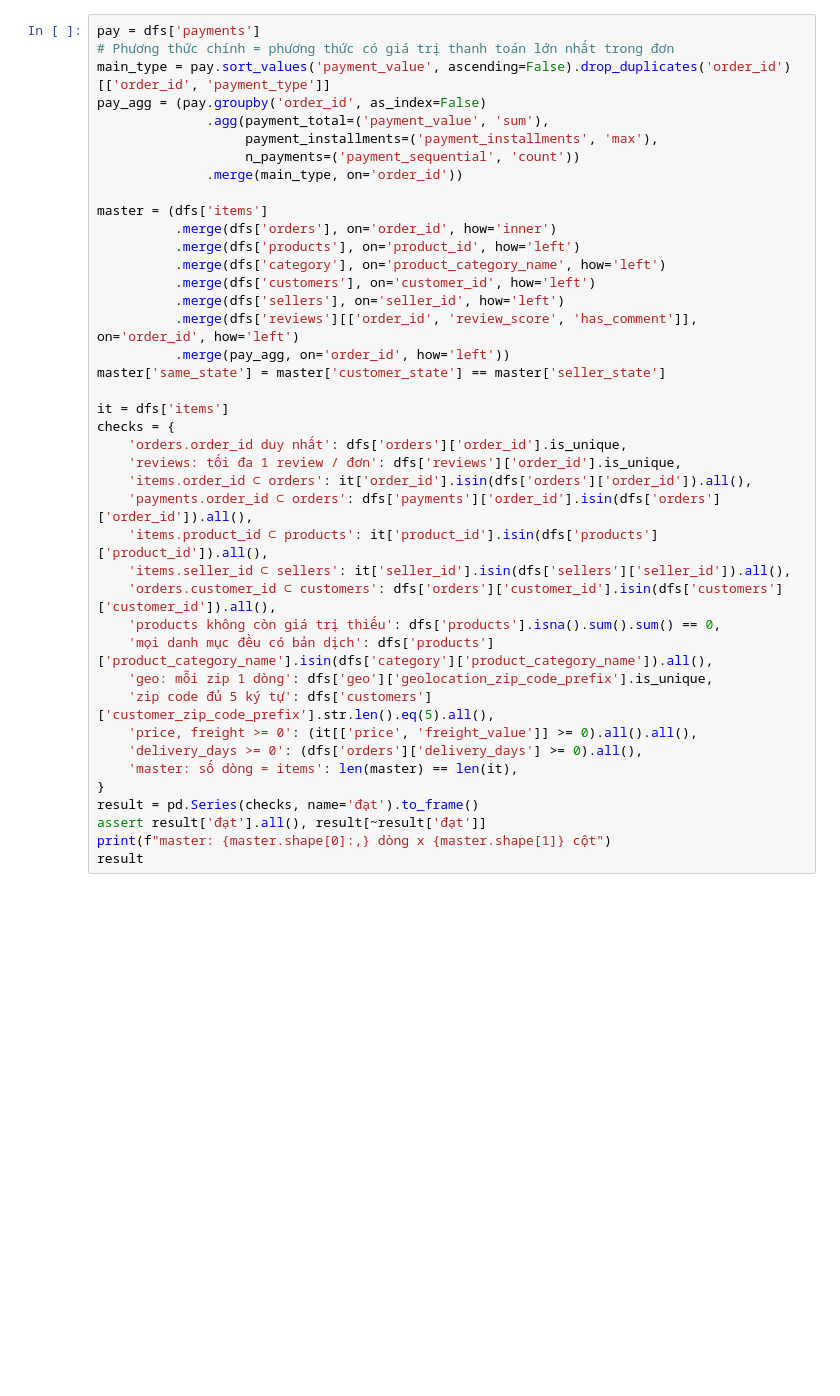
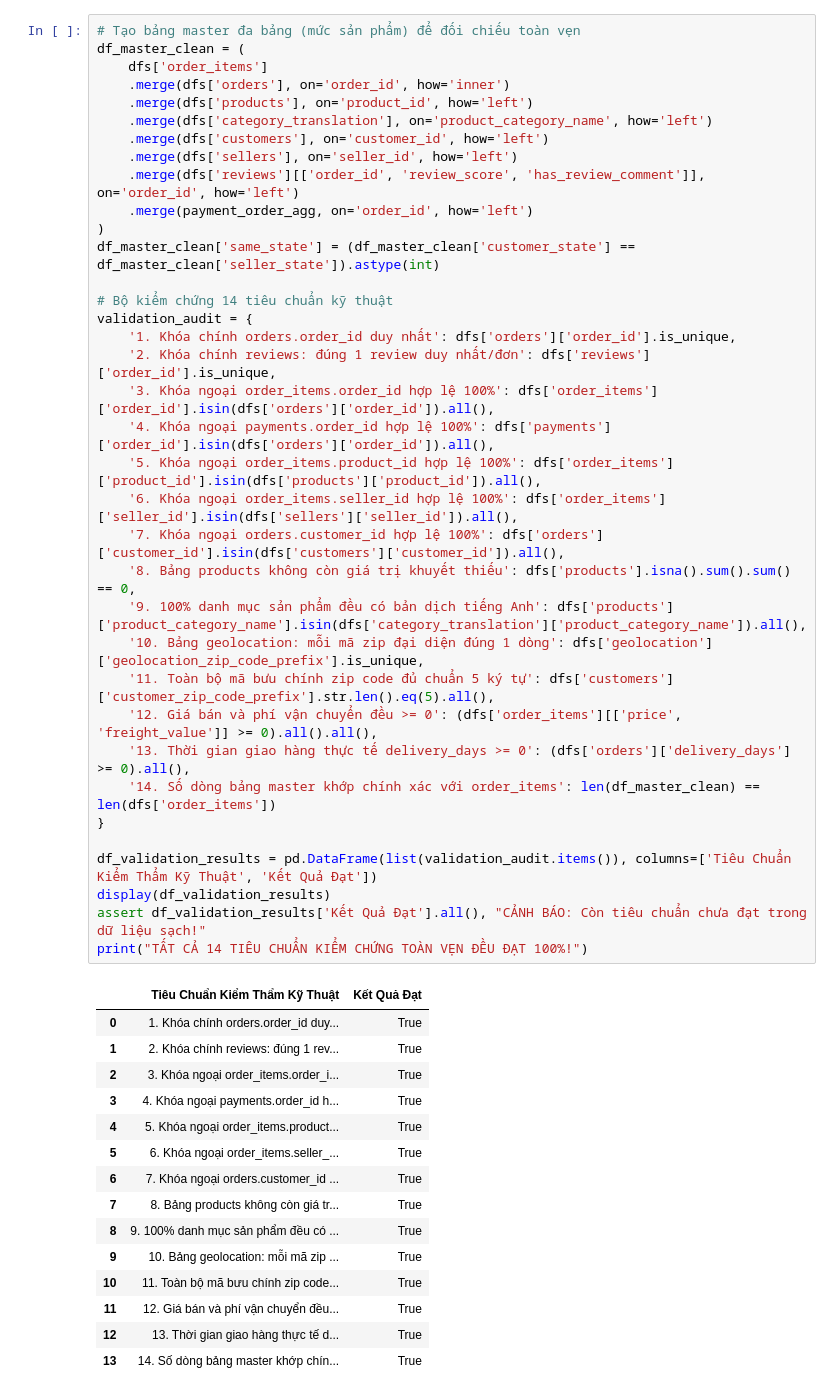
Before and after one commit to TrungTayNA/ADY291c-AI2107-Group2, a Jupyter notebook: Notebooks/02_preprocessing.ipynb, the cells around one changed output. Saved outputs shown, nothing was run; the diff lists cells and outputs as text; blank space fills up the shorter version.

```diff
--- a/Notebooks/02_preprocessing.ipynb
+++ b/Notebooks/02_preprocessing.ipynb
@@ -224,42 +444,52 @@ Bảng `olist_master` ở mức **1 dòng = 1 sản phẩm trong đơn**, ghép
 # %%
-pay = dfs['payments']
-# Phương thức chính = phương thức có giá trị thanh toán lớn nhất trong đơn
-main_type = pay.sort_values('payment_value', ascending=False).drop_duplicates('order_id')[['order_id', 'payment_type']]
-pay_agg = (pay.groupby('order_id', as_index=False)
-              .agg(payment_total=('payment_value', 'sum'),
-                   payment_installments=('payment_installments', 'max'),
-                   n_payments=('payment_sequential', 'count'))
-              .merge(main_type, on='order_id'))
+# Tạo bảng master đa bảng (mức sản phẩm) để đối chiếu toàn vẹn
+df_master_clean = (
+    dfs['order_items']
+    .merge(dfs['orders'], on='order_id', how='inner')
+    .merge(dfs['products'], on='product_id', how='left')
+    .merge(dfs['category_translation'], on='product_category_name', how='left')
+    .merge(dfs['customers'], on='customer_id', how='left')
+    .merge(dfs['sellers'], on='seller_id', how='left')
+    .merge(dfs['reviews'][['order_id', 'review_score', 'has_review_comment']], on='order_id', how='left')
+    .merge(payment_order_agg, on='order_id', how='left')
+)
+df_master_clean['same_state'] = (df_master_clean['customer_state'] == df_master_clean['seller_state']).astype(int)
 
-master = (dfs['items']
-          .merge(dfs['orders'], on='order_id', how='inner')
-          .merge(dfs['products'], on='product_id', how='left')
-          .merge(dfs['category'], on='product_category_name', how='left')
-          .merge(dfs['customers'], on='customer_id', how='left')
-          .merge(dfs['sellers'], on='seller_id', how='left')
-          .merge(dfs['reviews'][['order_id', 'review_score', 'has_comment']], on='order_id', how='left')
-          .merge(pay_agg, on='order_id', how='left'))
-master['same_state'] = master['customer_state'] == master['seller_state']
+# Bộ kiểm chứng 14 tiêu chuẩn kỹ thuật
+validation_audit = {
+    '1. Khóa chính orders.order_id duy nhất': dfs['orders']['order_id'].is_unique,
+    '2. Khóa chính reviews: đúng 1 review duy nhất/đơn': dfs['reviews']['order_id'].is_unique,
+    '3. Khóa ngoại order_items.order_id hợp lệ 100%': dfs['order_items']['order_id'].isin(dfs['orders']['order_id']).all(),
+    '4. Khóa ngoại payments.order_id hợp lệ 100%': dfs['payments']['order_id'].isin(dfs['orders']['order_id']).all(),
+    '5. Khóa ngoại order_items.product_id hợp lệ 100%': dfs['order_items']['product_id'].isin(dfs['products']['product_id']).all(),
+    '6. Khóa ngoại order_items.seller_id hợp lệ 100%': dfs['order_items']['seller_id'].isin(dfs['sellers']['seller_id']).all(),
+    '7. Khóa ngoại orders.customer_id hợp lệ 100%': dfs['orders']['customer_id'].isin(dfs['customers']['customer_id']).all(),
+    '8. Bảng products không còn giá trị khuyết thiếu': dfs['products'].isna().sum().sum() == 0,
+    '9. 100% danh mục sản phẩm đều có bản dịch tiếng Anh': dfs['products']['product_category_name'].isin(dfs['category_translation']['product_category_name']).all(),
+    '10. Bảng geolocation: mỗi mã zip đại diện đúng 1 dòng': dfs['geolocation']['geolocation_zip_code_prefix'].is_unique,
+    '11. Toàn bộ mã bưu chính zip code đủ chuẩn 5 ký tự': dfs['customers']['customer_zip_code_prefix'].str.len().eq(5).all(),
+    '12. Giá bán và phí vận chuyển đều >= 0': (dfs['order_items'][['price', 'freight_value']] >= 0).all().all(),
+    '13. Thời gian giao hàng thực tế delivery_days >= 0': (dfs['orders']['delivery_days'] >= 0).all(),
+    '14. Số dòng bảng master khớp chính xác với order_items': len(df_master_clean) == len(dfs['order_items'])
+}
 
-it = dfs['items']
-checks = {
-    'orders.order_id duy nhất': dfs['orders']['order_id'].is_unique,
-    'reviews: tối đa 1 review / đơn': dfs['reviews']['order_id'].is_unique,
-    'items.order_id ⊂ orders': it['order_id'].isin(dfs['orders']['order_id']).all(),
-    'payments.order_id ⊂ orders': dfs['payments']['order_id'].isin(dfs['orders']['order_id']).all(),
-    'items.product_id ⊂ products': it['product_id'].isin(dfs['products']['product_id']).all(),
-    'items.seller_id ⊂ sellers': it['seller_id'].isin(dfs['sellers']['seller_id']).all(),
-    'orders.customer_id ⊂ customers': dfs['orders']['customer_id'].isin(dfs['customers']['customer_id']).all(),
-    'products không còn giá trị thiếu': dfs['products'].isna().sum().sum() == 0,
-    'mọi danh mục đều có bản dịch': dfs['products']['product_category_name'].isin(dfs['category']['product_category_name']).all(),
-    'geo: mỗi zip 1 dòng': dfs['geo']['geolocation_zip_code_prefix'].is_unique,
-    'zip code đủ 5 ký tự': dfs['customers']['customer_zip_code_prefix'].str.len().eq(5).all(),
-    'price, freight >= 0': (it[['price', 'freight_value']] >= 0).all().all(),
-    'delivery_days >= 0': (dfs['orders']['delivery_days'] >= 0).all(),
-    'master: số dòng = items': len(master) == len(it),
-}
-result = pd.Series(checks, name='đạt').to_frame()
-assert result['đạt'].all(), result[~result['đạt']]
-print(f"master: {master.shape[0]:,} dòng x {master.shape[1]} cột")
-result
+df_validation_results = pd.DataFrame(list(validation_audit.items()), columns=['Tiêu Chuẩn Kiểm Thẩm Kỹ Thuật', 'Kết Quả Đạt'])
+display(df_validation_results)
+assert df_validation_results['Kết Quả Đạt'].all(), "CẢNH BÁO: Còn tiêu chuẩn chưa đạt trong dữ liệu sạch!"
+print("TẤT CẢ 14 TIÊU CHUẨN KIỂM CHỨNG TOÀN VẸN ĐỀU ĐẠT 100%!")
 # %% [output]
+|  | Tiêu Chuẩn Kiểm Thẩm Kỹ Thuật | Kết Quả Đạt |
+| 0 | 1. Khóa chính orders.order_id duy... | True |
+| 1 | 2. Khóa chính reviews: đúng 1 rev... | True |
+| 2 | 3. Khóa ngoại order_items.order_i... | True |
+| 3 | 4. Khóa ngoại payments.order_id h... | True |
+| 4 | 5. Khóa ngoại order_items.product... | True |
+| 5 | 6. Khóa ngoại order_items.seller_... | True |
+| 6 | 7. Khóa ngoại orders.customer_id ... | True |
+| 7 | 8. Bảng products không còn giá tr... | True |
+| 8 | 9. 100% danh mục sản phẩm đều có ... | True |
+| 9 | 10. Bảng geolocation: mỗi mã zip ... | True |
+| 10 | 11. Toàn bộ mã bưu chính zip code... | True |
+| 11 | 12. Giá bán và phí vận chuyển đều... | True |
+| 12 | 13. Thời gian giao hàng thực tế d... | True |
+| 13 | 14. Số dòng bảng master khớp chín... | True |
```
Also changed, not shown: parts of 34 cells of this notebook, 2 other files.
